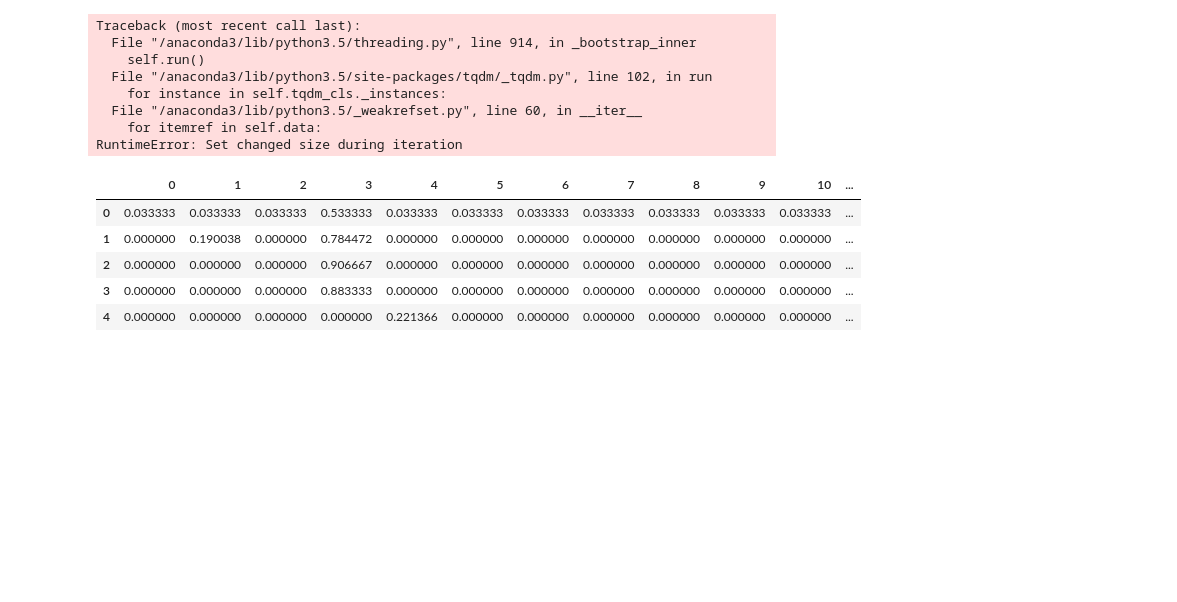
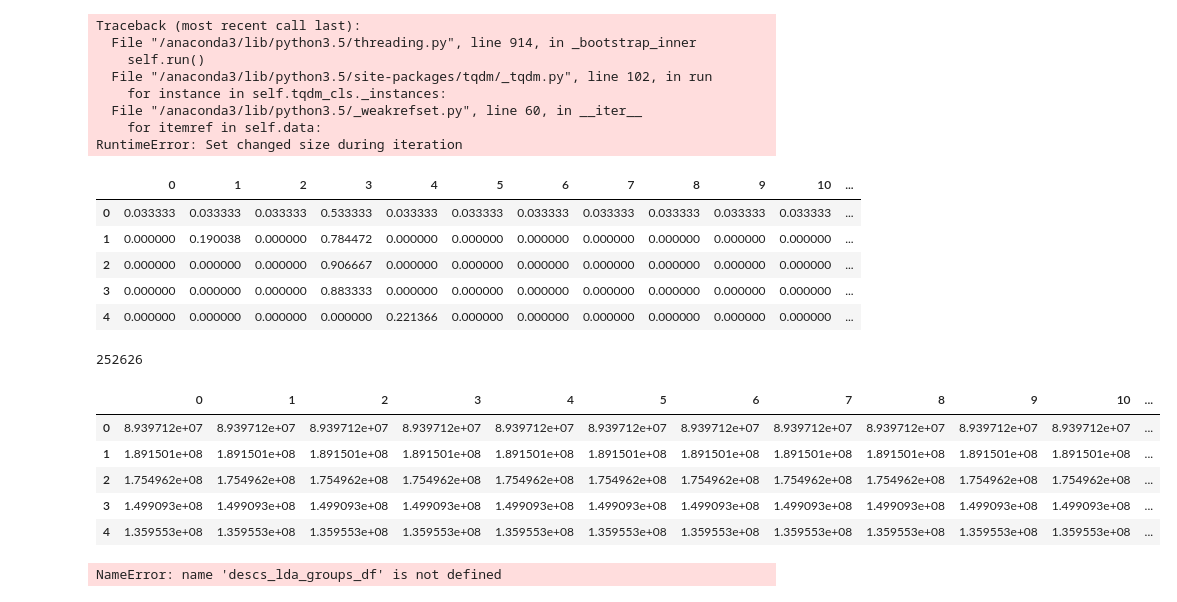
Before and after one commit to reo7sp/GoToHack2, a Jupyter notebook: lda_gensim.ipynb, the cells around one changed output. Saved outputs shown, nothing was run; the diff lists cells and outputs as text; code cells hidden in the pictures; blank space fills up the shorter version.

Commit message:
Data & something

```diff
--- a/lda_gensim.ipynb
+++ b/lda_gensim.ipynb
@@ -220,5 +220,26 @@ descs_lda_posts_df.head()
 | 2 | 0.000000 | 0.000000 | 0.000000 | 0.906667 | 0.000000 | 0.000000 | 0.000000 | 0.000000 | 0.000000 | 0.000000 | 0.000000 | ... |
 | 3 | 0.000000 | 0.000000 | 0.000000 | 0.883333 | 0.000000 | 0.000000 | 0.000000 | 0.000000 | 0.000000 | 0.000000 | 0.000000 | ... |
 | 4 | 0.000000 | 0.000000 | 0.000000 | 0.000000 | 0.221366 | 0.000000 | 0.000000 | 0.000000 | 0.000000 | 0.000000 | 0.000000 | ... |
+# %%
+descs_lda_groups_predf = descs_lda_posts_predf
+# %%
+for i, row in tqdm(enumerate(descs_lda_groups_predf)):
+    descs_lda_groups_predf[i] = desc_of_group.iloc[i].group_id + row
+# %%
+len(descs_lda_posts_predf)
+# %% [output]
+252626
+# %%
+descs_lda_groups_df = pd.DataFrame(descs_lda_groups_predf)
+descs_lda_groups_df.head()
+# %% [output]
+|  | 0 | 1 | 2 | 3 | 4 | 5 | 6 | 7 | 8 | 9 | 10 | ... |
+| 0 | 8.939712e+07 | 8.939712e+07 | 8.939712e+07 | 8.939712e+07 | 8.939712e+07 | 8.939712e+07 | 8.939712e+07 | 8.939712e+07 | 8.939712e+07 | 8.939712e+07 | 8.939712e+07 | ... |
+| 1 | 1.891501e+08 | 1.891501e+08 | 1.891501e+08 | 1.891501e+08 | 1.891501e+08 | 1.891501e+08 | 1.891501e+08 | 1.891501e+08 | 1.891501e+08 | 1.891501e+08 | 1.891501e+08 | ... |
+| 2 | 1.754962e+08 | 1.754962e+08 | 1.754962e+08 | 1.754962e+08 | 1.754962e+08 | 1.754962e+08 | 1.754962e+08 | 1.754962e+08 | 1.754962e+08 | 1.754962e+08 | 1.754962e+08 | ... |
+| 3 | 1.499093e+08 | 1.499093e+08 | 1.499093e+08 | 1.499093e+08 | 1.499093e+08 | 1.499093e+08 | 1.499093e+08 | 1.499093e+08 | 1.499093e+08 | 1.499093e+08 | 1.499093e+08 | ... |
+| 4 | 1.359553e+08 | 1.359553e+08 | 1.359553e+08 | 1.359553e+08 | 1.359553e+08 | 1.359553e+08 | 1.359553e+08 | 1.359553e+08 | 1.359553e+08 | 1.359553e+08 | 1.359553e+08 | ... |
 # %%
-descs_lda_posts_df.to_csv('data/vk/descs_lda_posts.csv')
+descs_lda_groups_df.to_csv('data/vk/descs_lda_groups_df.csv')
+# %% [output]
+NameError: name 'descs_lda_groups_df' is not defined
```
Also changed, not shown: 18 other files.
